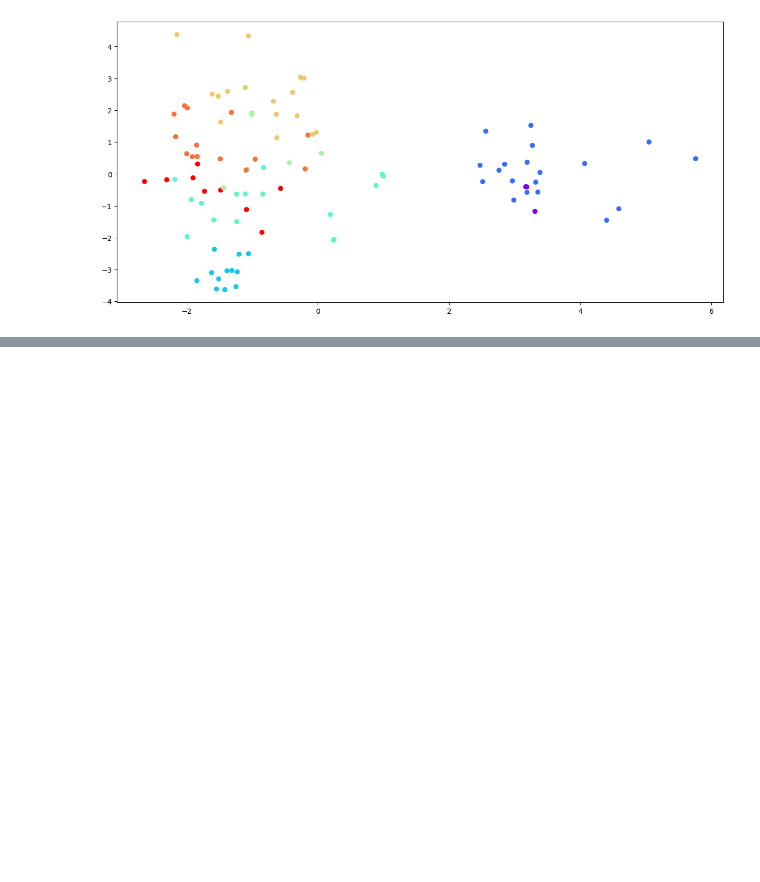
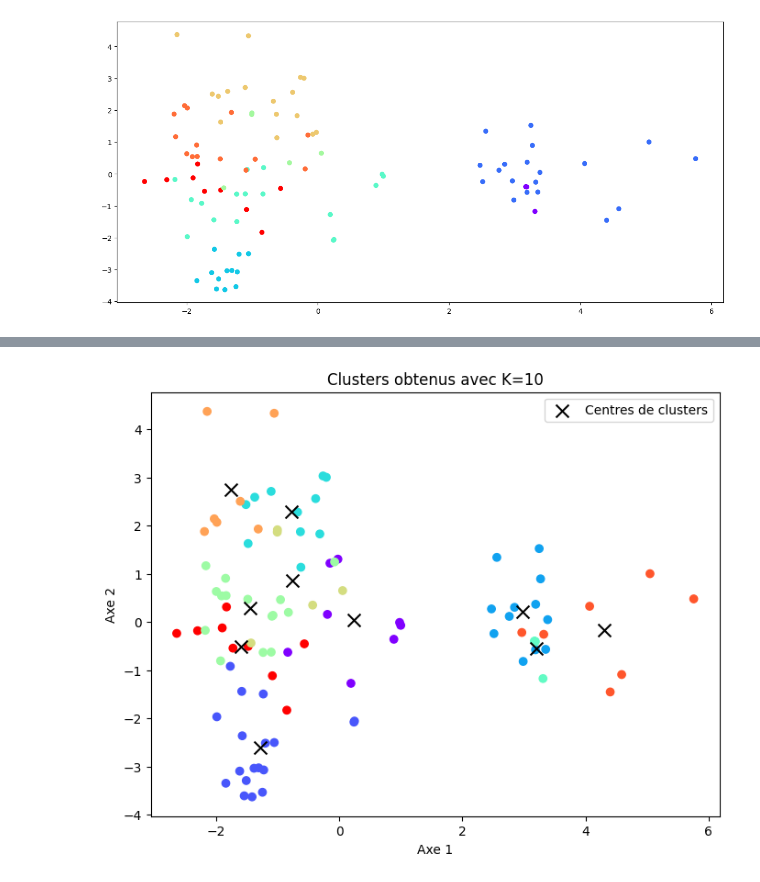
Before and after one commit to TLeandre/Categorisation-de-capteurs-de-pollution, a Jupyter notebook: scripts/Leandre_ACP.ipynb, the cells around one changed output, grey strips where cells are left out. Cells and saved outputs as stored; diff of their text form; code cells hidden in the pictures; blank space fills up the shorter version.

```diff
--- a/scripts/Leandre_ACP.ipynb
+++ b/scripts/Leandre_ACP.ipynb
@@ -346,0 +392,23 @@ plt.show()
+# %%
+# Effectuez le clustering K-means avec K=10
+kmeans = KMeans(n_clusters=10, init="random", n_init=10)
+# Obtenez les étiquettes des clusters
+kmeans.fit(Z_acp)
+labels = kmeans.labels_
+
+
+
+# Obtenez les centres des clusters
+centres_clusters = kmeans.cluster_centers_
+
+# Affichez les clusters en 2D
+plt.figure(figsize=(8, 6))
+plt.scatter(Z_acp[:, 0], Z_acp[:, 1], c=labels, cmap='rainbow')
+plt.scatter(centres_clusters[:, 0], centres_clusters[:, 1], c='black', marker='x', s=100, label='Centres de clusters')
+plt.title('Clusters obtenus avec K=10')
+plt.xlabel('Axe 1')
+plt.ylabel('Axe 2')
+plt.legend()
+plt.show()
+# %% [output]
+[figure, added]
```
Also changed, not shown: parts of 18 cells of this notebook, 1 other file.
